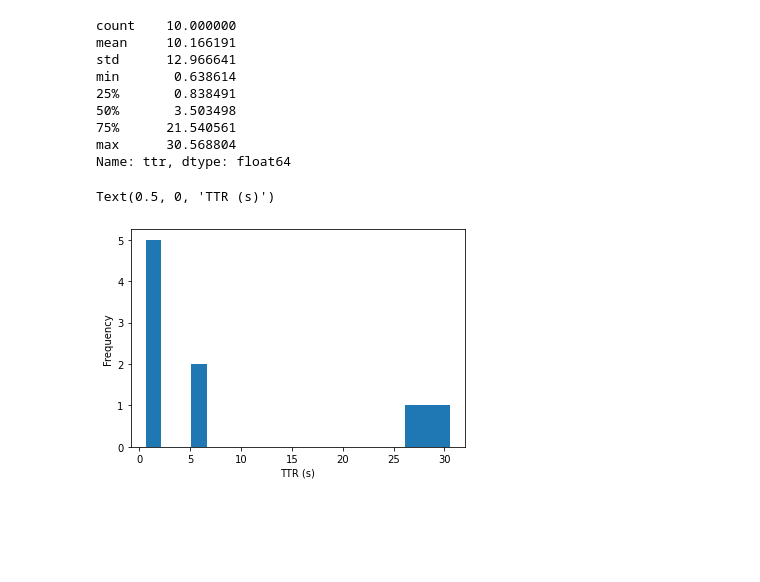
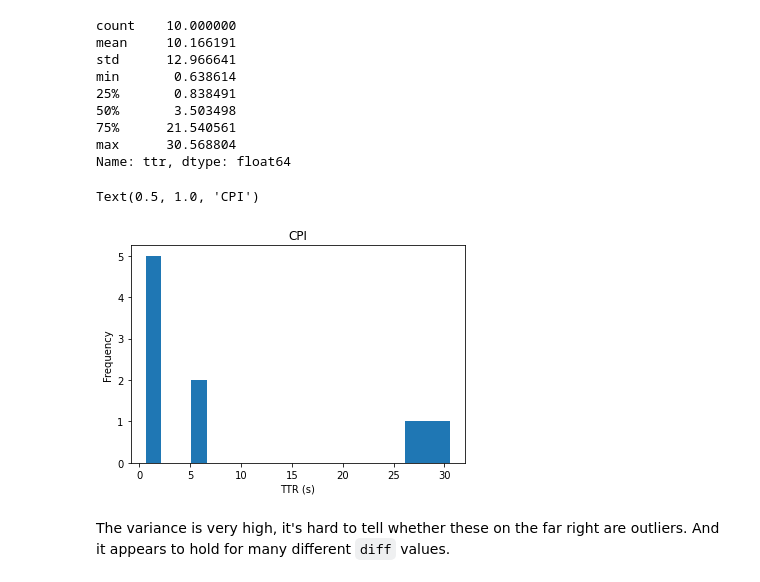
Before and after one commit to nislab/gensync, a Jupyter notebook: run/analysis.ipynb, the cells around one changed output. Cells and saved outputs as stored; diff of their text form; code cells hidden in the pictures; blank space fills up the shorter version.

```diff
--- a/run/analysis.ipynb
+++ b/run/analysis.ipynb
@@ -125,6 +127,9 @@ Name: ttr, dtype: float64
 # %%
 ax = d_1017_CPI_10['ttr'].plot.hist(bins=20)
 ax.set_xlabel('TTR (s)')
+ax.set_title('CPI')
 # %% [output]
-Text(0.5, 0, 'TTR (s)')
+Text(0.5, 1.0, 'CPI')
-[figure, old version]
+[figure, new version]
+# %% [markdown]
+The variance is very high, it's hard to tell whether these on the far right are outliers. And it appears to hold for many different `diff` values.
```
Also changed, not shown: parts of 9 cells of this notebook.
